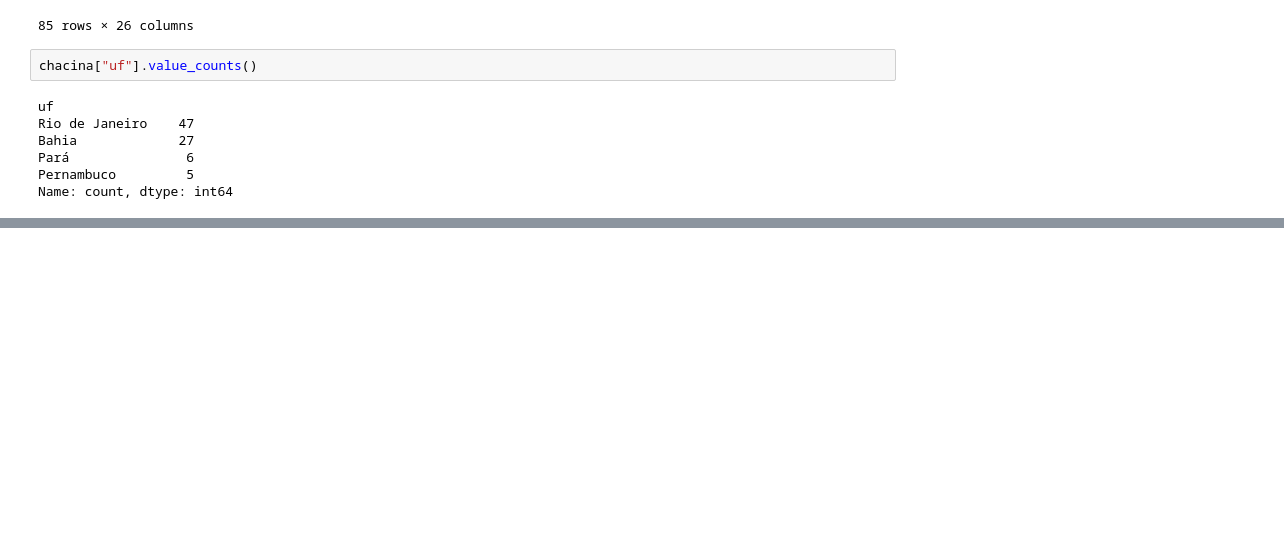
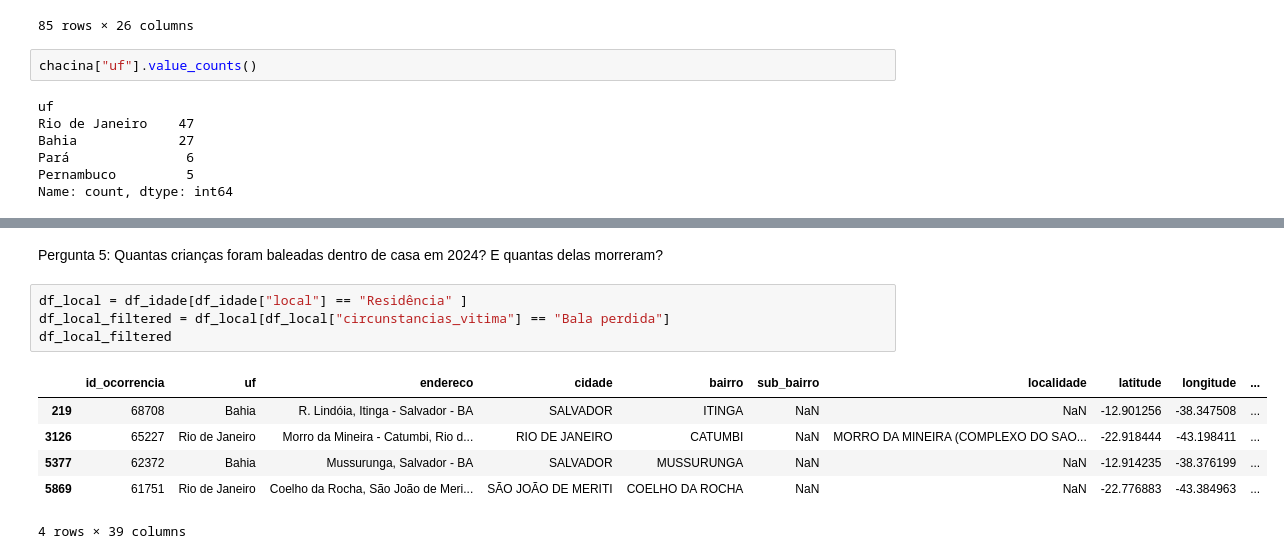
Before and after one commit to eduardovcn/desafio_fogo_cruzado, a Jupyter notebook: fogo_cruzado.ipynb, the cells around one changed output, grey strips where cells are left out. Drawn from its saved outputs; the diff is of its cells as text; blank space fills up the shorter version.

```diff
--- a/fogo_cruzado.ipynb
+++ b/fogo_cruzado.ipynb
@@ -169,0 +250,13 @@ Name: count, dtype: int64
+# %% [markdown]
+Pergunta 5:  Quantas crianças foram baleadas dentro de casa em 2024? E quantas delas morreram?
+# %%
+df_local = df_idade[df_idade["local"] == "Residência" ]
+df_local_filtered = df_local[df_local["circunstancias_vitima"] == "Bala perdida"]
+df_local_filtered
+# %% [output]
+|  | id_ocorrencia | uf | endereco | cidade | bairro | sub_bairro | localidade | latitude | longitude | ... |
+| 219 | 68708 | Bahia | R. Lindóia, Itinga - Salvador - BA | SALVADOR | ITINGA | NaN | NaN | -12.901256 | -38.347508 | ... |
+| 3126 | 65227 | Rio de Janeiro | Morro da Mineira - Catumbi, Rio d... | RIO DE JANEIRO | CATUMBI | NaN | MORRO DA MINEIRA (COMPLEXO DO SAO... | -22.918444 | -43.198411 | ... |
+| 5377 | 62372 | Bahia | Mussurunga, Salvador - BA | SALVADOR | MUSSURUNGA | NaN | NaN | -12.914235 | -38.376199 | ... |
+| 5869 | 61751 | Rio de Janeiro | Coelho da Rocha, São João de Meri... | SÃO JOÃO DE MERITI | COELHO DA ROCHA | NaN | NaN | -22.776883 | -43.384963 | ... |
+4 rows × 39 columns
```
Also changed, not shown: parts of 14 cells of this notebook.
